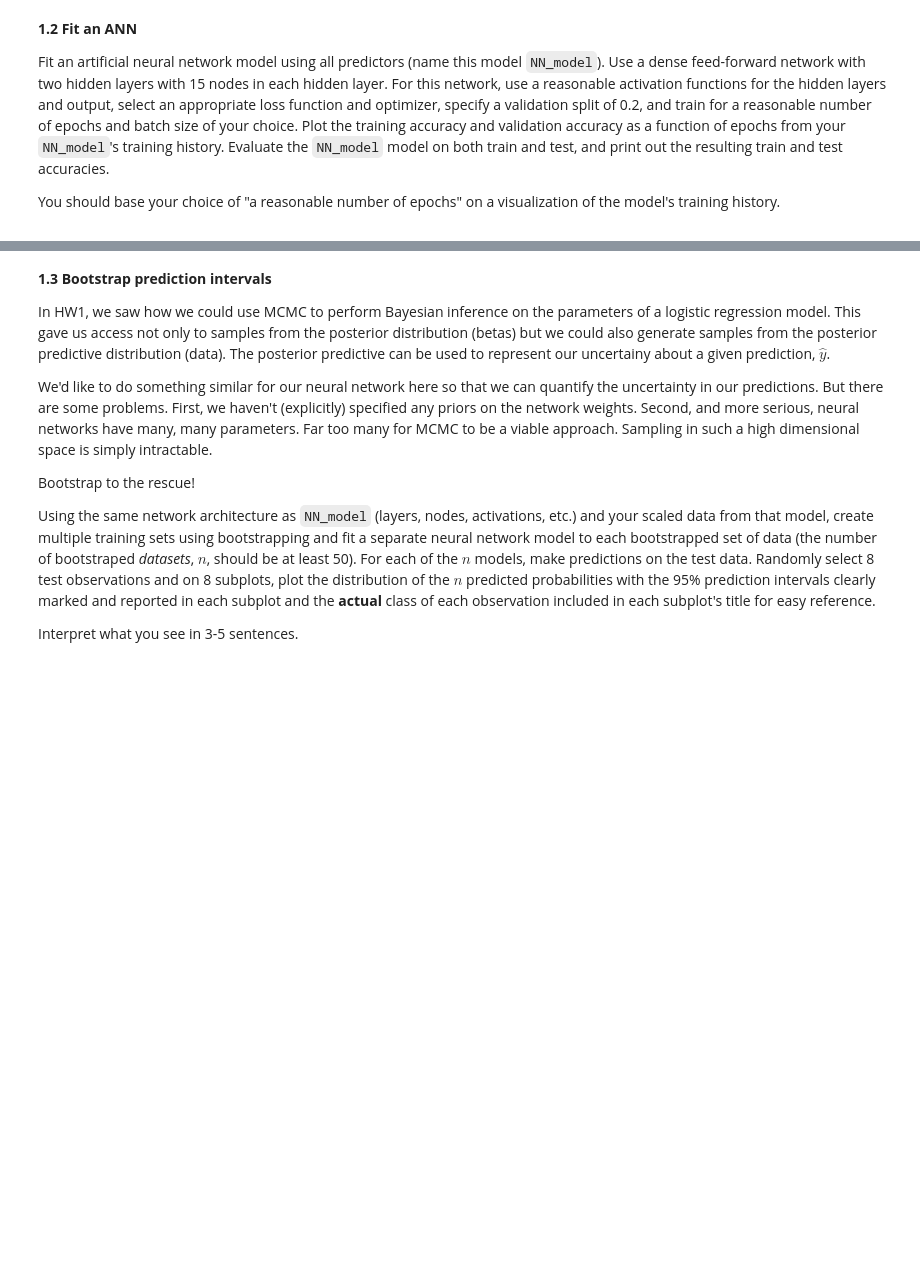
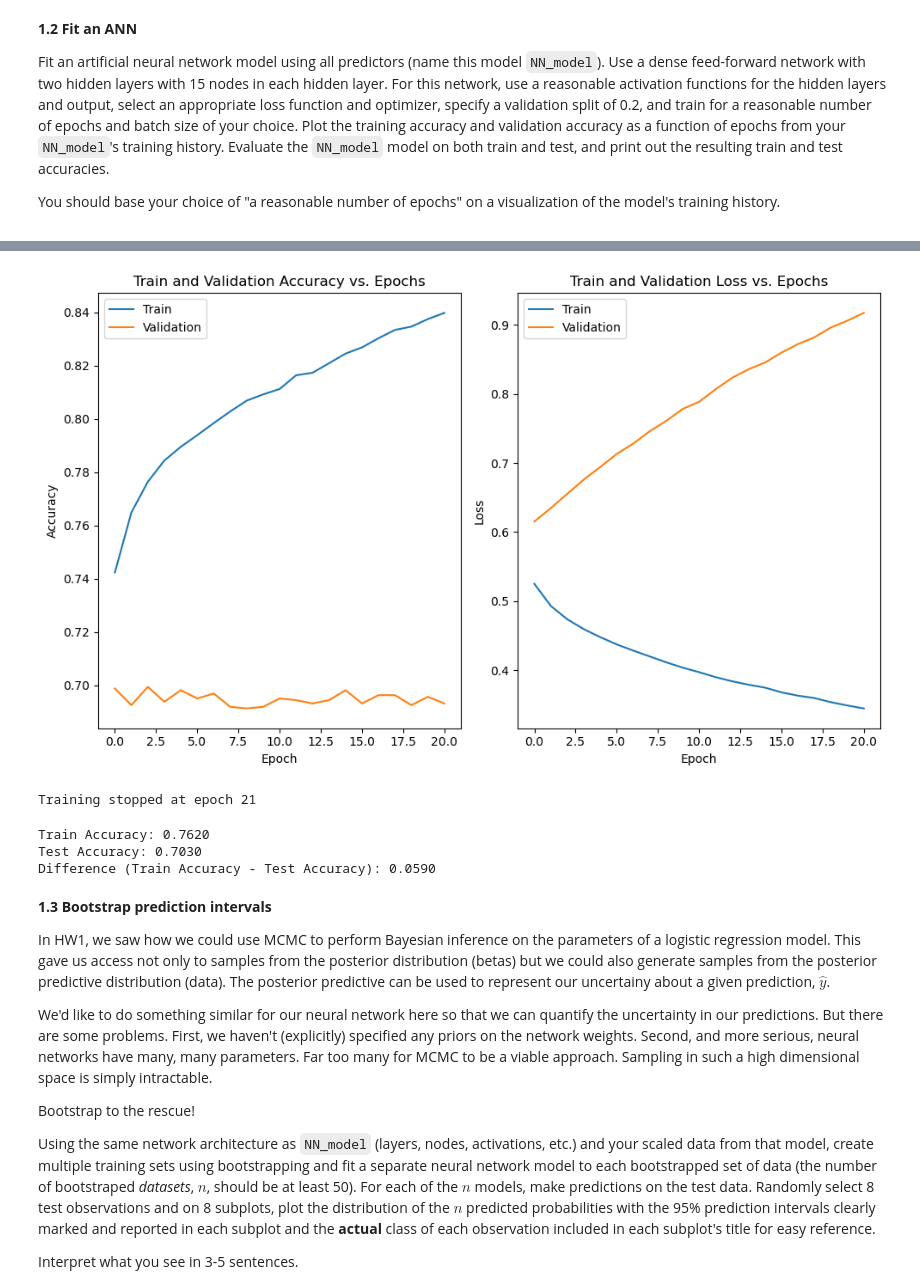
Before and after one commit to fiidalgo/ac209b, a Jupyter notebook: cs1090b_hw2/cs1090b_hw2.ipynb, the cells around one changed output, grey strips where cells are left out. Cells and saved outputs as stored; diff of their text form; code cells hidden in the pictures; blank space fills up the shorter version.

```diff
--- a/cs1090b_hw2/cs1090b_hw2.ipynb
+++ b/cs1090b_hw2/cs1090b_hw2.ipynb
@@ -303,0 +373,16 @@ You should base your choice of "a reasonable number of epochs" on a visualizatio
+# %%
+# build your NN
+# your code here
+tf.random.set_seed(111)
+
+# Build NN with 2 hidden layers of 15 nodes each
+# ReLU activation function for hidden layers
+# Sigmoid activation function for output layer
+NN_model = Sequential([
+    Dense(15, activation="relu", input_shape=(X_train.shape[1],)),
+    Dense(15, activation="relu"),
+    Dense(1, activation="sigmoid"),
+])
+
+# Display model summary
+NN_model.summary()
@@ -304,3 +447,50 @@ You should base your choice of "a reasonable number of epochs" on a visualizatio
+# %%
+# plot train and val acc as a function of epochs
+# your code here
+# Plot training and validation accuracy
+plt.figure(figsize=(10, 6))
+
+plt.subplot(1,2,1)
+plt.plot(history.history['accuracy'], label='Train')
+plt.plot(history.history['val_accuracy'], label='Validation')
+plt.xlabel('Epoch')
+plt.ylabel('Accuracy')
+plt.title('Train and Validation Accuracy vs. Epochs')
+plt.legend()
+
+plt.subplot(1,2,2)
+plt.plot(history.history['loss'], label='Train')
+plt.plot(history.history['val_loss'], label='Validation')
+plt.xlabel('Epoch')
+plt.ylabel('Loss')
+plt.title('Train and Validation Loss vs. Epochs')
+plt.legend()
+
+plt.tight_layout()
+plt.show()
+
+# Print epoch where early stopping occurred
+print(f"Training stopped at epoch {len(history.history['loss'])}")
+# %% [output]
+[figure, added]
+Training stopped at epoch 21
+# %%
+# evaluate on train and test and print accuracy results
+# your code here
+# Evaluate model on train data
+train_loss, train_accuracy = NN_model.evaluate(X_train_std, y_train, verbose=0)
+print(f"Train Accuracy: {train_accuracy:.4f}")
+
+# Evaluate model on test data
+test_loss, test_accuracy = NN_model.evaluate(X_test_std, y_test, verbose=0)
+print(f"Test Accuracy: {test_accuracy:.4f}")
+
+# Print difference
+print(f"Difference (Train Accuracy - Test Accuracy): {train_accuracy - test_accuracy:.4f}")
+# %% [output]
+Train Accuracy: 0.7620
+Test Accuracy: 0.7030
+Difference (Train Accuracy - Test Accuracy): 0.0590
 # %% [markdown]
 <div class='exercise-r'>
 
```
Also changed, not shown: parts of 11 cells of this notebook, 4 other files.
